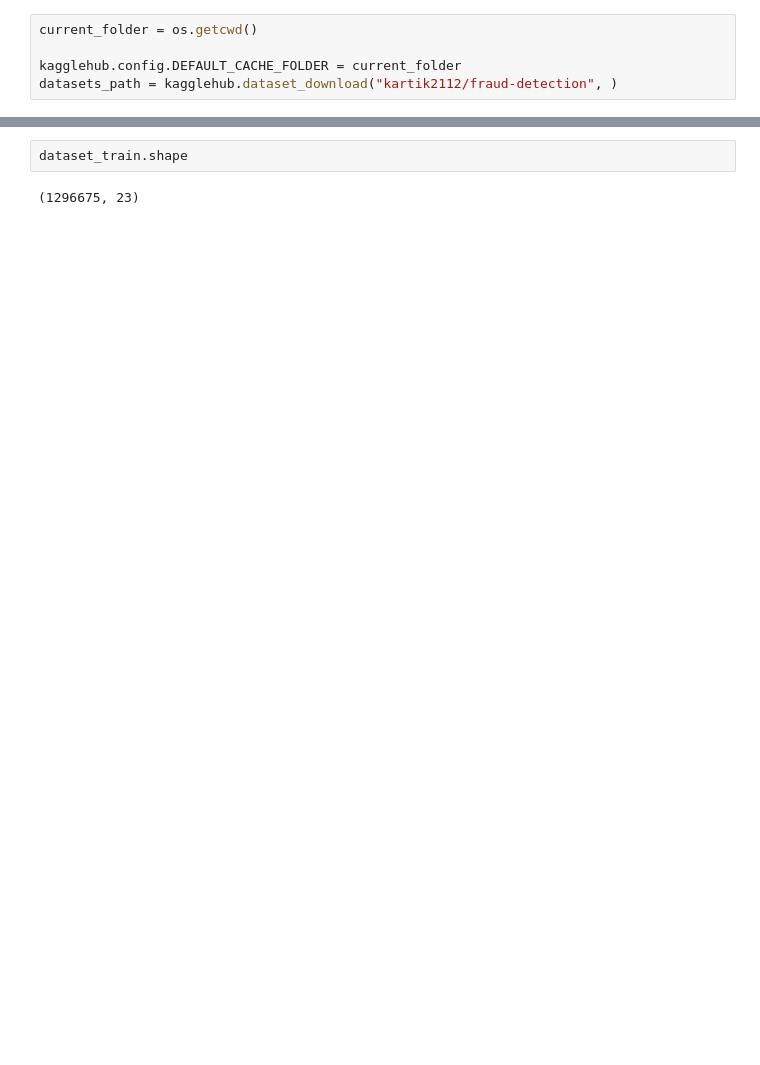
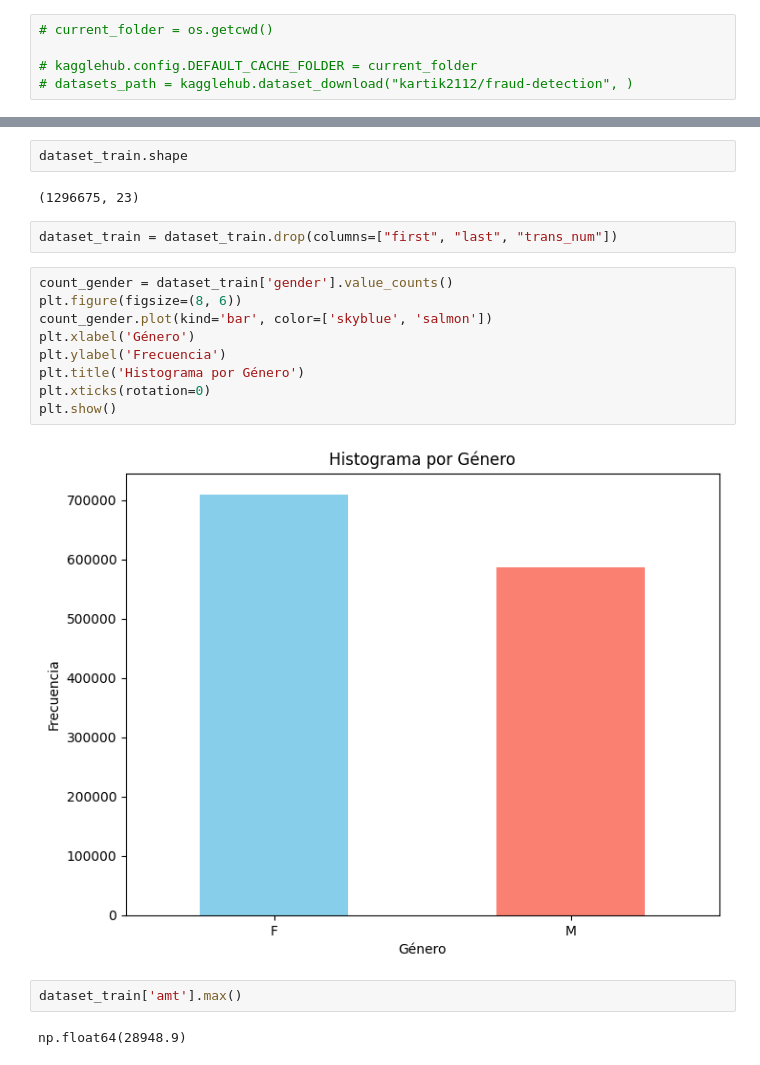
Before and after one commit to millerbarahona/analisis_taller_2, a Jupyter notebook: taller2.ipynb, the cells around one changed output, grey strips where cells are left out. Saved outputs shown, nothing was run; the diff lists cells and outputs as text; blank space fills up the shorter version.

```diff
--- a/taller2.ipynb
+++ b/taller2.ipynb
@@ -7,7 +11,7 @@ import pandas as pd
 # %% [markdown]
 # Descargar Dataset
 # %%
-current_folder = os.getcwd()
+# current_folder = os.getcwd()
 
-kagglehub.config.DEFAULT_CACHE_FOLDER = current_folder
-datasets_path = kagglehub.dataset_download("kartik2112/fraud-detection", )
+# kagglehub.config.DEFAULT_CACHE_FOLDER = current_folder
+# datasets_path = kagglehub.dataset_download("kartik2112/fraud-detection", )
@@ -41,3 +67,20 @@ memory usage: 227.5+ MB
 dataset_train.shape
 # %% [output]
 (1296675, 23)
+# %%
+dataset_train = dataset_train.drop(columns=["first", "last", "trans_num"])
+# %%
+count_gender = dataset_train['gender'].value_counts()
+plt.figure(figsize=(8, 6))
+count_gender.plot(kind='bar', color=['skyblue', 'salmon'])
+plt.xlabel('Género')
+plt.ylabel('Frecuencia')
+plt.title('Histograma por Género')
+plt.xticks(rotation=0)
+plt.show()
+# %% [output]
+[figure, added]
+# %%
+dataset_train['amt'].max()
+# %% [output]
+np.float64(28948.9)
```
Also changed, not shown: parts of 9 cells of this notebook.
